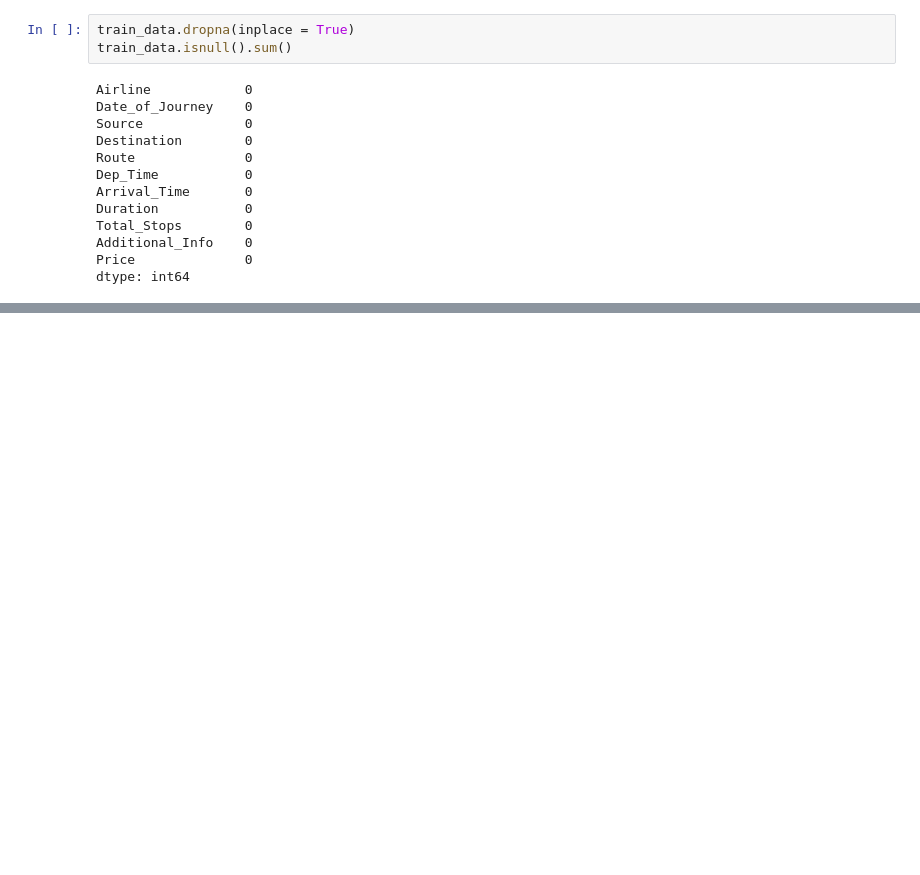
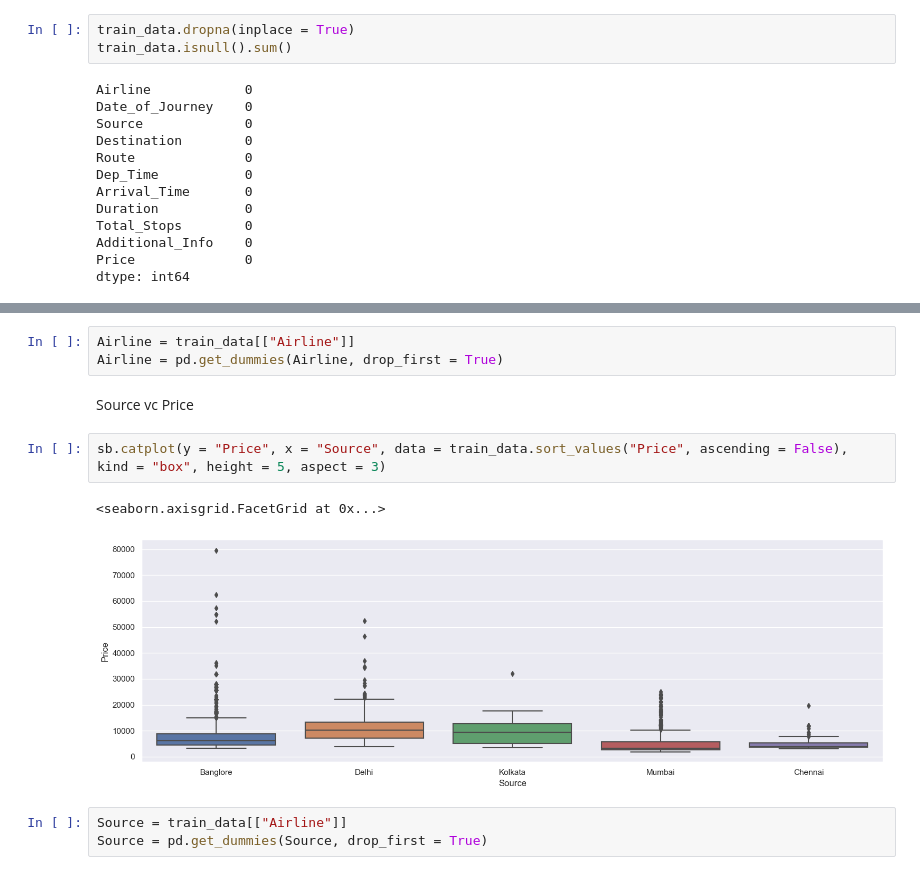
Before and after one commit to vpra711/flight_fare_prediction, a Jupyter notebook: flight.ipynb, the cells around one changed output, grey strips where cells are left out. Saved outputs shown, nothing was run; the diff lists cells and outputs as text; blank space fills up the shorter version.

```diff
--- a/flight.ipynb
+++ b/flight.ipynb
@@ -143,0 +116,13 @@ train_data
+# %%
+Airline = train_data[["Airline"]]
+Airline = pd.get_dummies(Airline, drop_first = True)
+# %% [markdown]
+Source vc Price
+# %%
+sb.catplot(y = "Price", x = "Source", data = train_data.sort_values("Price", ascending = False), kind = "box", height = 5, aspect = 3)
+# %% [output]
+<seaborn.axisgrid.FacetGrid at 0x...>
+[figure, added]
+# %%
+Source = train_data[["Airline"]]
+Source = pd.get_dummies(Source, drop_first = True)
```
Also changed, not shown: parts of 57 cells of this notebook.
